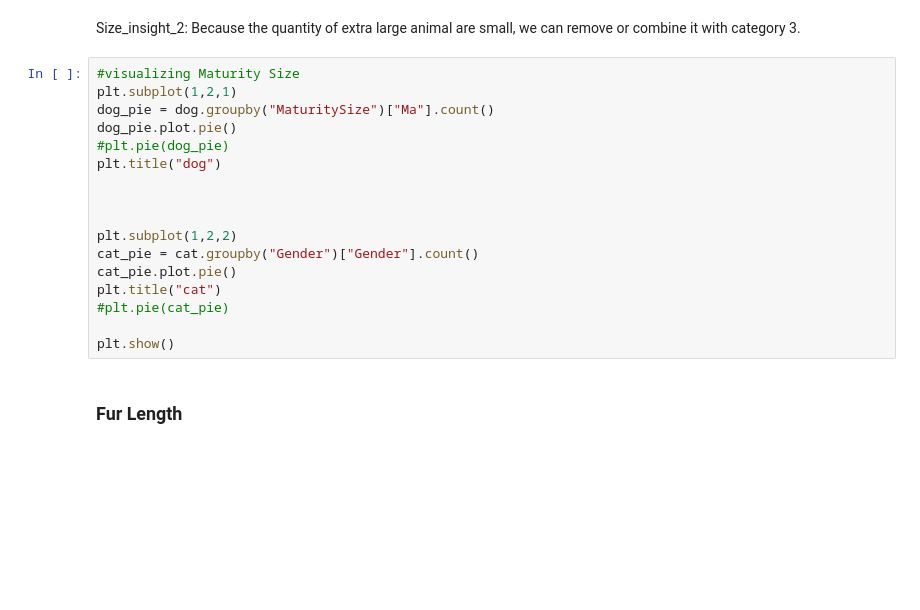
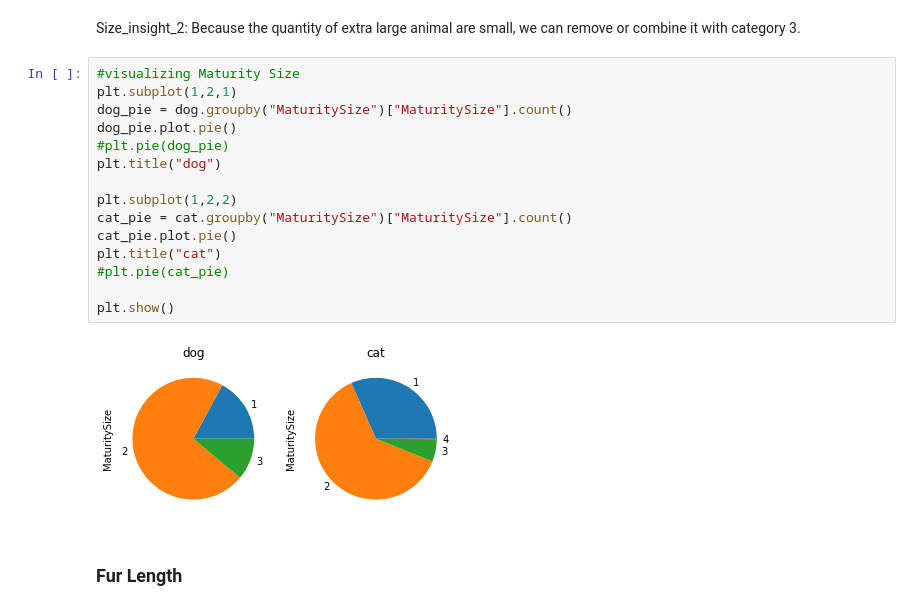
Before and after one commit to naufaldi-fir/adoption-prediction-project, a Jupyter notebook: Exploration on Age, Gender, Maturity Size, Furlength and Quantity.ipynb, the cells around one changed output. Saved outputs shown, nothing was run; the diff lists cells and outputs as text; blank space fills up the shorter version.

```diff
--- a/Exploration on Age, Gender, Maturity Size, Furlength and Quantity.ipynb
+++ b/Exploration on Age, Gender, Maturity Size, Furlength and Quantity.ipynb
@@ -185,20 +185,20 @@ Size_insight_2: Because the quantity of extra large animal are small,  we can re
 # %%
 #visualizing Maturity Size
 plt.subplot(1,2,1)
-dog_pie = dog.groupby("MaturitySize")["Ma"].count()
+dog_pie = dog.groupby("MaturitySize")["MaturitySize"].count()
 dog_pie.plot.pie()
 #plt.pie(dog_pie)
 plt.title("dog")
 
-
-
 plt.subplot(1,2,2)
-cat_pie = cat.groupby("Gender")["Gender"].count()
+cat_pie = cat.groupby("MaturitySize")["MaturitySize"].count()
 cat_pie.plot.pie()
 plt.title("cat")
 #plt.pie(cat_pie)
 
 plt.show()
+# %% [output]
+[figure, added]
 # %% [markdown]
 ### Fur Length
 # %%
```
Also changed, not shown: parts of 1 cell of this notebook.
